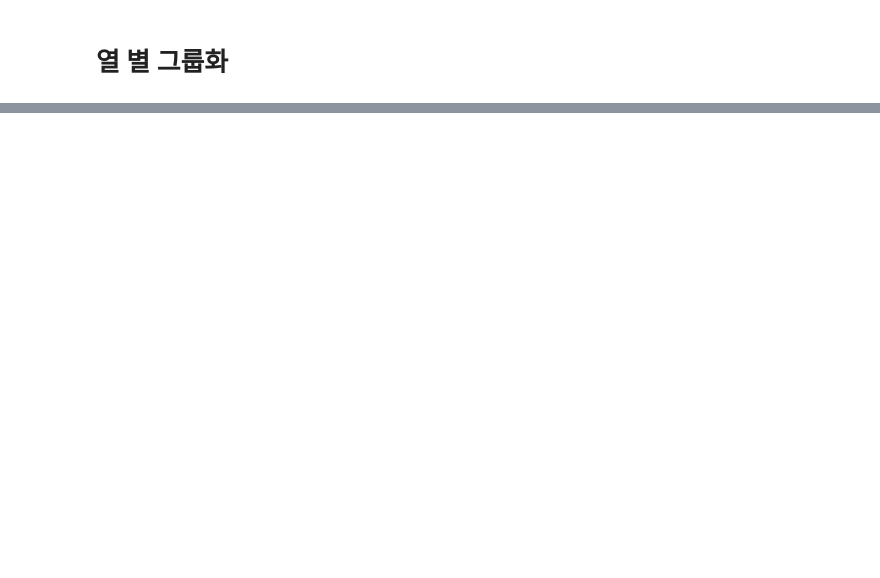
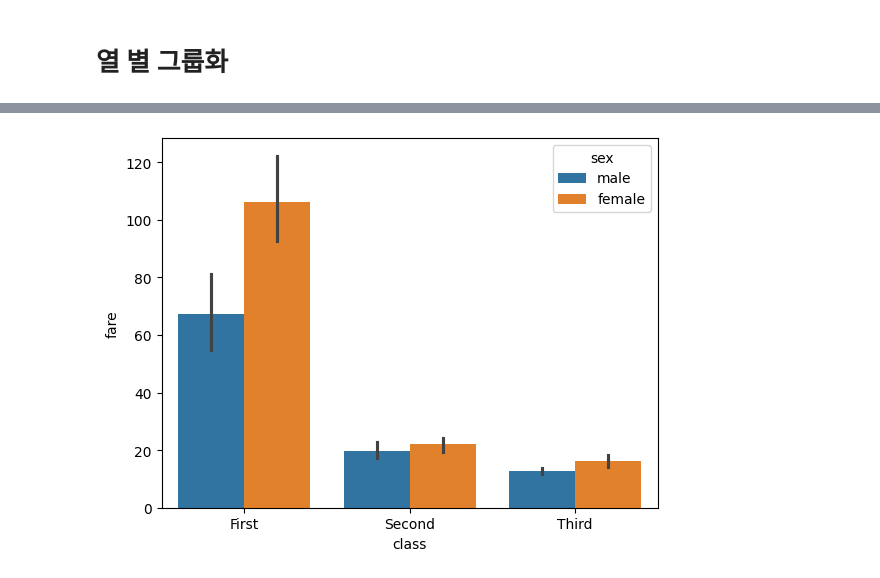
Before and after one commit to wamong/2025-1-myclass-BDA, a Jupyter notebook: inclass/04w_B_wed_0326_dataframe_application.ipynb, the cells around one changed output, grey strips where cells are left out. Cells and saved outputs as stored; diff of their text form; code cells hidden in the pictures; blank space fills up the shorter version.

```diff
--- a/inclass/04w_B_wed_0326_dataframe_application.ipynb
+++ b/inclass/04w_B_wed_0326_dataframe_application.ipynb
@@ -463,0 +527,4 @@ dtype: int64
+# %%
+sns.barplot(titanic, x="class", y="fare", hue="sex");
+# %% [output]
+[figure, added]
```
Also changed, not shown: parts of 66 cells of this notebook.
